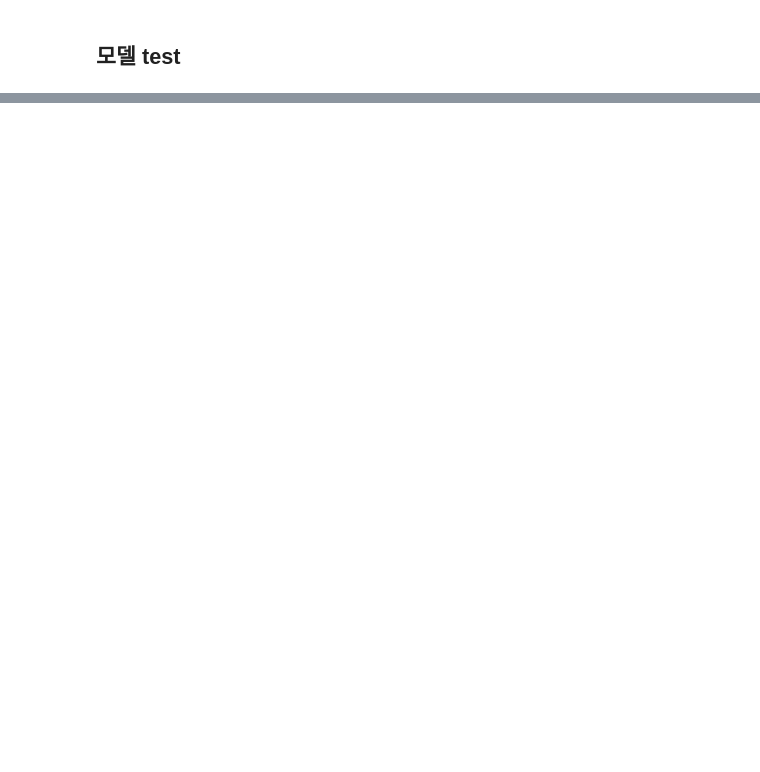
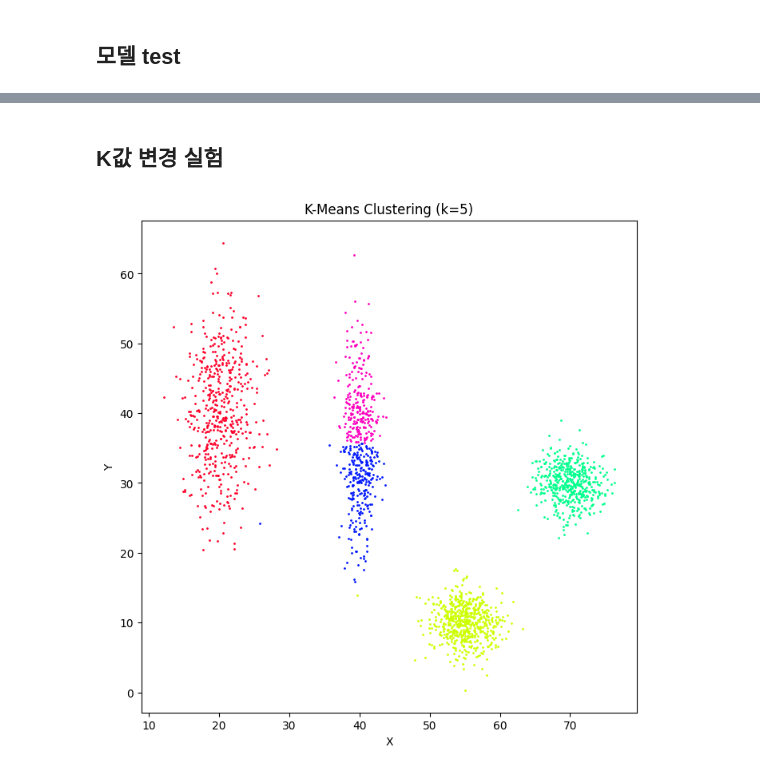
Before and after one commit to abbosaliboev/Data_Science, a Jupyter notebook: 10week/10. Kmeans-library-Quiz.ipynb, the cells around one changed output, grey strips where cells are left out. Drawn from its saved outputs; the diff is of its cells as text; code cells hidden in the pictures; blank space fills up the shorter version.

```diff
--- a/10week/10. Kmeans-library-Quiz.ipynb
+++ b/10week/10. Kmeans-library-Quiz.ipynb
@@ -73,0 +78,21 @@ for cluster_index, col in zip(unique_labels, colors):
+# %% [markdown]
+## K값 변경 실험
+# %%
+# k=5
+model5 = KMeans(n_clusters=5)
+model5.fit(data.values)
+
+unique5 = np.unique(model5.labels_)
+colors5 = [plt.cm.gist_rainbow(each) for each in np.linspace(0, 1, len(unique5))]
+
+plt.figure(figsize=[8, 8])
+for cluster_index, col in zip(unique5, colors5):
+    class_mask = (model5.labels_ == cluster_index)
+    plt.plot(data.values[class_mask][:, 0], data.values[class_mask][:, 1],
+             'o', markerfacecolor=tuple(col), markeredgecolor=tuple(col), markersize=1)
+plt.title('K-Means Clustering (k=5)')
+plt.xlabel('X')
+plt.ylabel('Y')
+plt.show()
+# %% [output]
+[figure, added]
```
Also changed, not shown: parts of 3 cells of this notebook, 1 other file.
